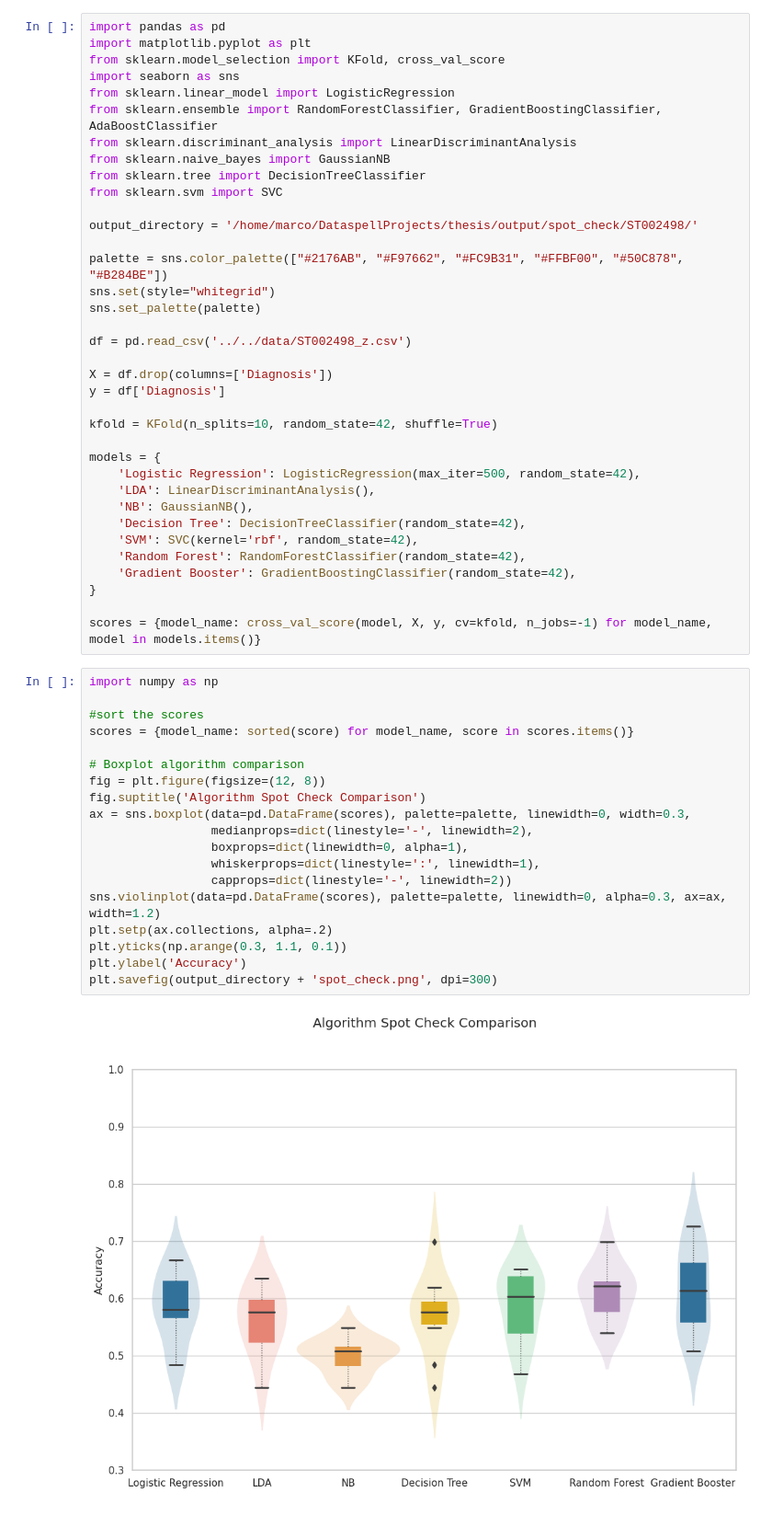
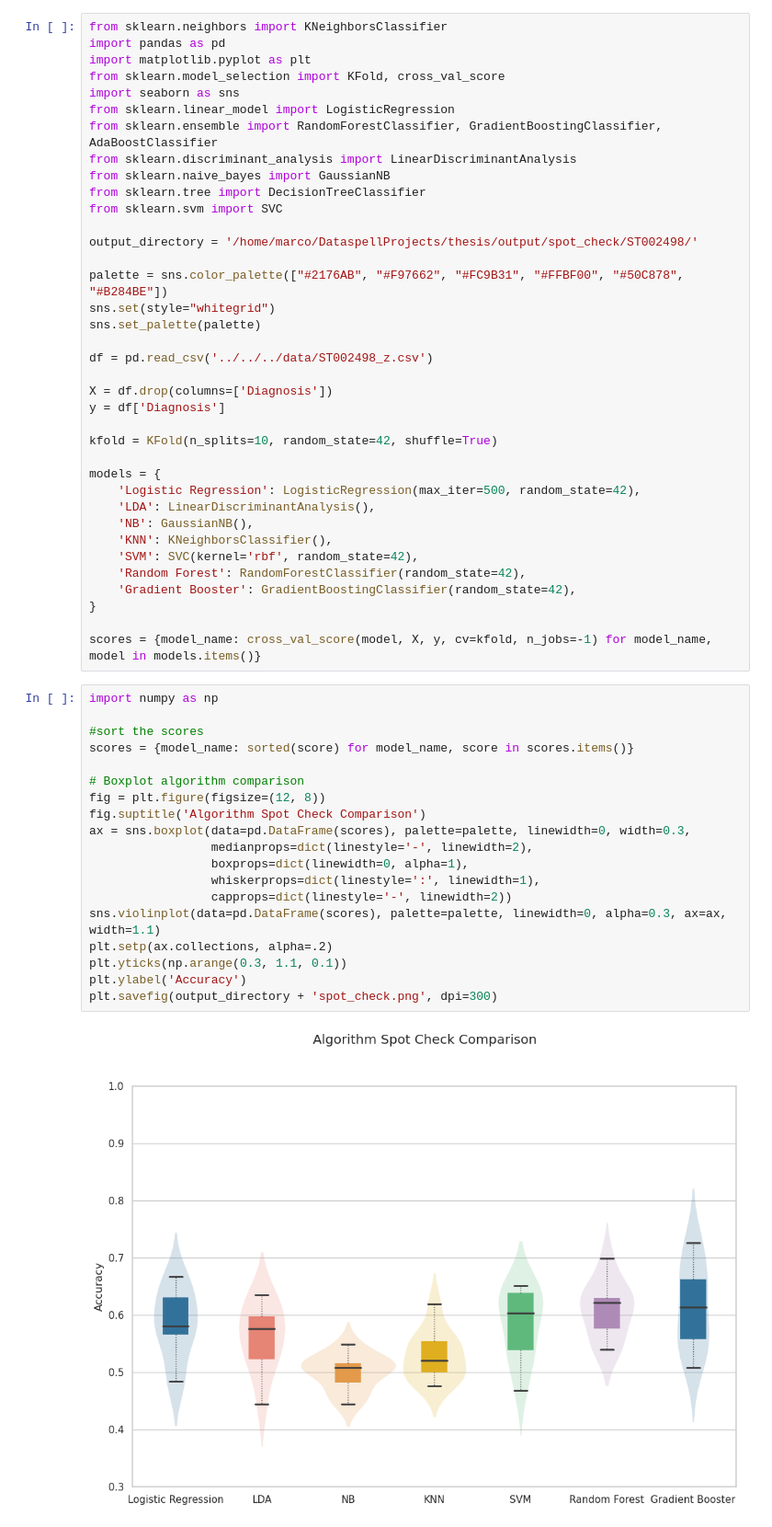
Before and after one commit to MarcoNapoleone/thesis, a Jupyter notebook: notebooks/spot_check/ST002498_spot_check.ipynb, the cells around one changed output. Shown at 92% size. Saved outputs shown, nothing was run; the diff lists cells and outputs as text.

Commit message:
v 2.1 - plots

```diff
--- a/notebooks/spot_check/ST002498_spot_check.ipynb
+++ b/notebooks/spot_check/ST002498_spot_check.ipynb
@@ -1,4 +1,5 @@
 # %%
+from sklearn.neighbors import KNeighborsClassifier
 import pandas as pd
 import matplotlib.pyplot as plt
 from sklearn.model_selection import KFold, cross_val_score
@@ -16,7 +17,7 @@ palette = sns.color_palette(["#2176AB", "#F97662", "#FC9B31", "#FFBF00", "#50C87
 sns.set(style="whitegrid")
 sns.set_palette(palette)
 
-df = pd.read_csv('../../data/ST002498_z.csv')
+df = pd.read_csv('../../../data/ST002498_z.csv')
 
 X = df.drop(columns=['Diagnosis'])
 y = df['Diagnosis']
@@ -27,7 +28,7 @@ models = {
     'Logistic Regression': LogisticRegression(max_iter=500, random_state=42),
     'LDA': LinearDiscriminantAnalysis(),
     'NB': GaussianNB(),
-    'Decision Tree': DecisionTreeClassifier(random_state=42),
+    'KNN': KNeighborsClassifier(),
     'SVM': SVC(kernel='rbf', random_state=42),
     'Random Forest': RandomForestClassifier(random_state=42),
     'Gradient Booster': GradientBoostingClassifier(random_state=42),
@@ -37,21 +38,21 @@ scores = {model_name: cross_val_score(model, X, y, cv=kfold, n_jobs=-1) for mode
 # %%
 import numpy as np
 
 #sort the scores
 scores = {model_name: sorted(score) for model_name, score in scores.items()}
 
 # Boxplot algorithm comparison
 fig = plt.figure(figsize=(12, 8))
 fig.suptitle('Algorithm Spot Check Comparison')
 ax = sns.boxplot(data=pd.DataFrame(scores), palette=palette, linewidth=0, width=0.3,
                  medianprops=dict(linestyle='-', linewidth=2),
                  boxprops=dict(linewidth=0, alpha=1),
                  whiskerprops=dict(linestyle=':', linewidth=1),
                  capprops=dict(linestyle='-', linewidth=2))
-sns.violinplot(data=pd.DataFrame(scores), palette=palette, linewidth=0, alpha=0.3, ax=ax, width=1.2)
+sns.violinplot(data=pd.DataFrame(scores), palette=palette, linewidth=0, alpha=0.3, ax=ax, width=1.1)
 plt.setp(ax.collections, alpha=.2)
 plt.yticks(np.arange(0.3, 1.1, 0.1))
 plt.ylabel('Accuracy')
 plt.savefig(output_directory + 'spot_check.png', dpi=300)
 # %% [output]
-[figure, old version]
+[figure, new version]
```
Also changed, not shown: 53 other files.
